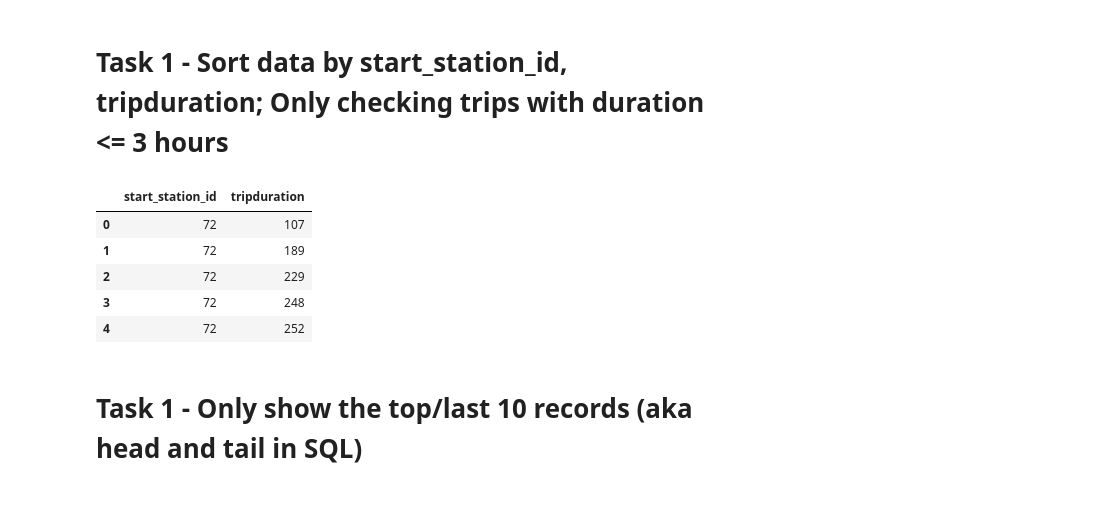
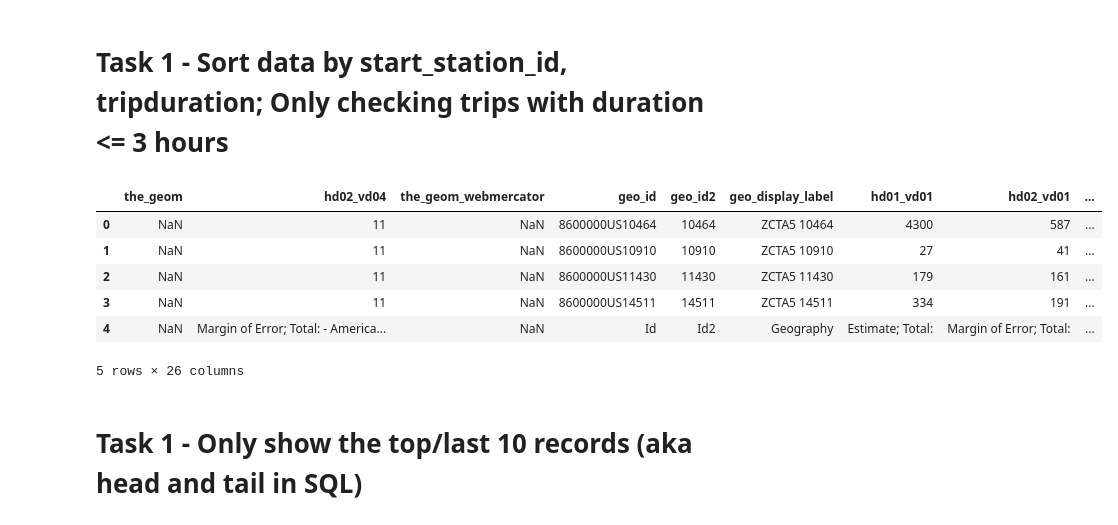
Before and after one commit to vvt221/PUI2018_vvt221, a Jupyter notebook: HW6_vvt221/Assignment2_vvt221.ipynb, the cells around one changed output. Drawn from its saved outputs; the diff is of its cells as text; code cells hidden in the pictures.

```diff
--- a/HW6_vvt221/Assignment2_vvt221.ipynb
+++ b/HW6_vvt221/Assignment2_vvt221.ipynb
@@ -55,21 +55,19 @@ def get_data(query):
 # %% [markdown]
 # Task 1 - Sort data by start_station_id, tripduration; Only checking trips with duration <= 3 hours
 # %%
-query = '''SELECT start_station_id, tripduration
-           FROM fb55.citibike
-           WHERE tripduration <= 10800
-           ORDER BY start_station_id, tripduration;'''
+query = '''select * from fb55.acs16;'''
 
 table = get_data(query)
 
 table.head(5)
 # %% [output]
-|  | start_station_id | tripduration |
-| 0 | 72 | 107 |
-| 1 | 72 | 189 |
-| 2 | 72 | 229 |
-| 3 | 72 | 248 |
-| 4 | 72 | 252 |
+|  | the_geom | hd02_vd04 | the_geom_webmercator | geo_id | geo_id2 | geo_display_label | hd01_vd01 | hd02_vd01 | ... |
+| 0 | NaN | 11 | NaN | 8600000US10464 | 10464 | ZCTA5 10464 | 4300 | 587 | ... |
+| 1 | NaN | 11 | NaN | 8600000US10910 | 10910 | ZCTA5 10910 | 27 | 41 | ... |
+| 2 | NaN | 11 | NaN | 8600000US11430 | 11430 | ZCTA5 11430 | 179 | 161 | ... |
+| 3 | NaN | 11 | NaN | 8600000US14511 | 14511 | ZCTA5 14511 | 334 | 191 | ... |
+| 4 | NaN | Margin of Error; Total: - America... | NaN | Id | Id2 | Geography | Estimate; Total: | Margin of Error; Total: | ... |
+5 rows × 26 columns
 # %% [markdown]
 # Task 1 - Only show the top/last 10 records (aka head and tail in SQL)
 # %% [markdown]
```
Also changed, not shown: 13 other files.
